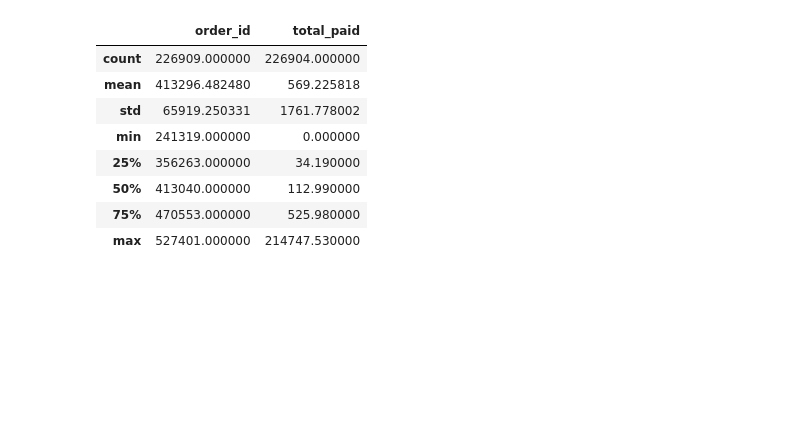
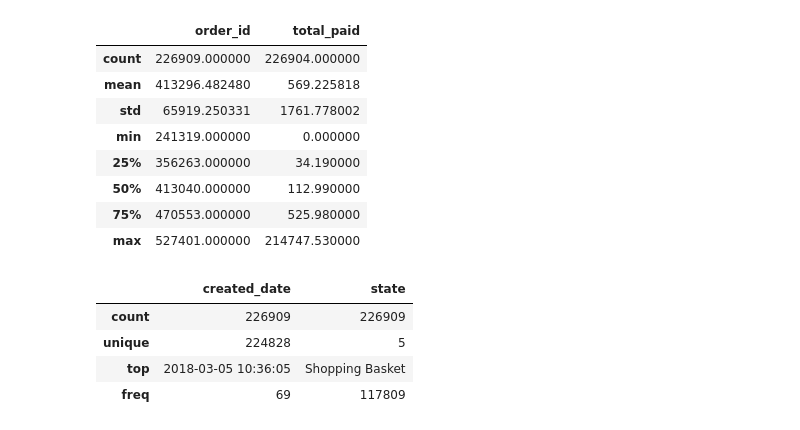
Before and after one commit to yazdan0101/ENIAC-discounts-strategy, a Jupyter notebook: notebooks/analysis.ipynb, the cells around one changed output. Cells and saved outputs as stored; diff of their text form; code cells hidden in the pictures; blank space fills up the shorter version.

```diff
--- a/notebooks/analysis.ipynb
+++ b/notebooks/analysis.ipynb
@@ -166,3 +166,11 @@ orders_df.describe()
 | 50% | 413040.000000 | 112.990000 |
 | 75% | 470553.000000 | 525.980000 |
 | max | 527401.000000 | 214747.530000 |
+# %%
+orders_df.describe(include='object')
+# %% [output]
+|  | created_date | state |
+| count | 226909 | 226909 |
+| unique | 224828 | 5 |
+| top | 2018-03-05 10:36:05 | Shopping Basket |
+| freq | 69 | 117809 |
```
Also changed, not shown: parts of 9 cells of this notebook.
